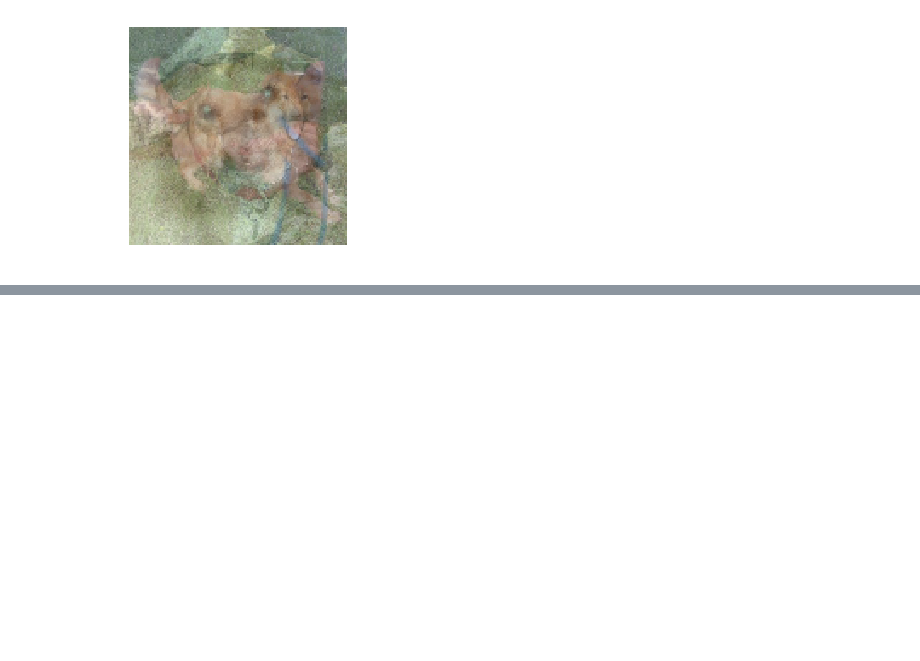
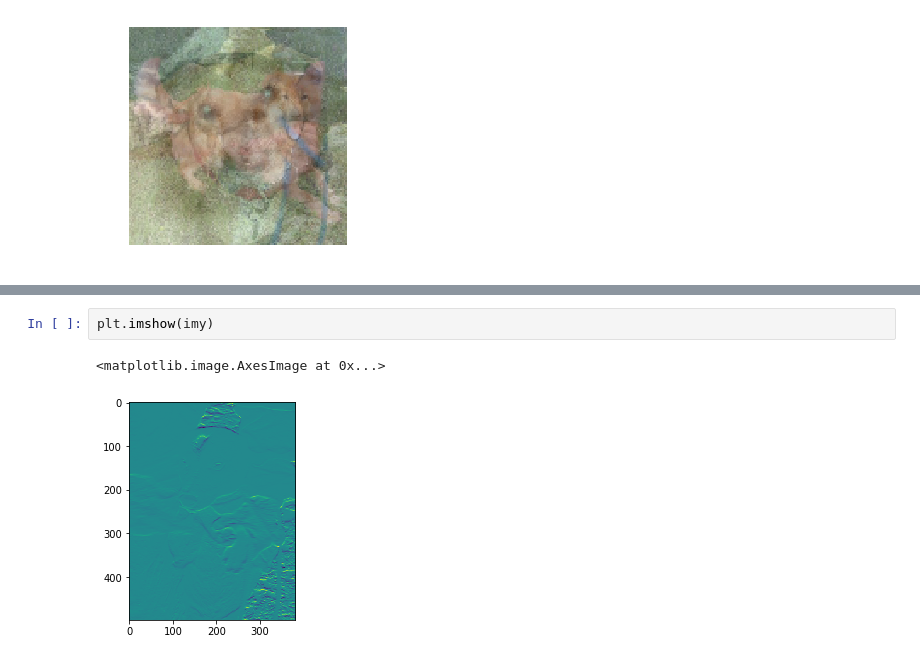
Before and after one commit to sjmiller8182/L-CompViz, a Jupyter notebook: CV-Ch1.ipynb, the cells around one changed output, grey strips where cells are left out. Saved outputs shown, nothing was run; the diff lists cells and outputs as text; blank space fills up the shorter version.

```diff
--- a/CV-Ch1.ipynb
+++ b/CV-Ch1.ipynb
@@ -149,0 +173,5 @@ plt.axis('off');
+# %%
+plt.imshow(imy)
+# %% [output]
+<matplotlib.image.AxesImage at 0x...>
+[figure, added]
```
Also changed, not shown: parts of 15 cells of this notebook.
